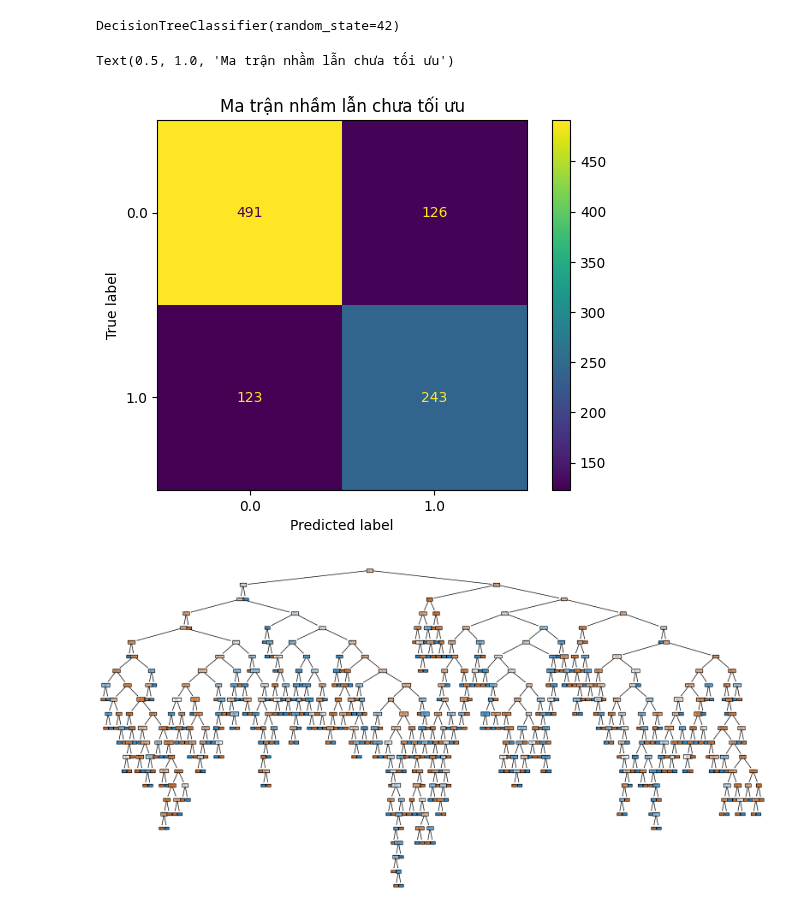
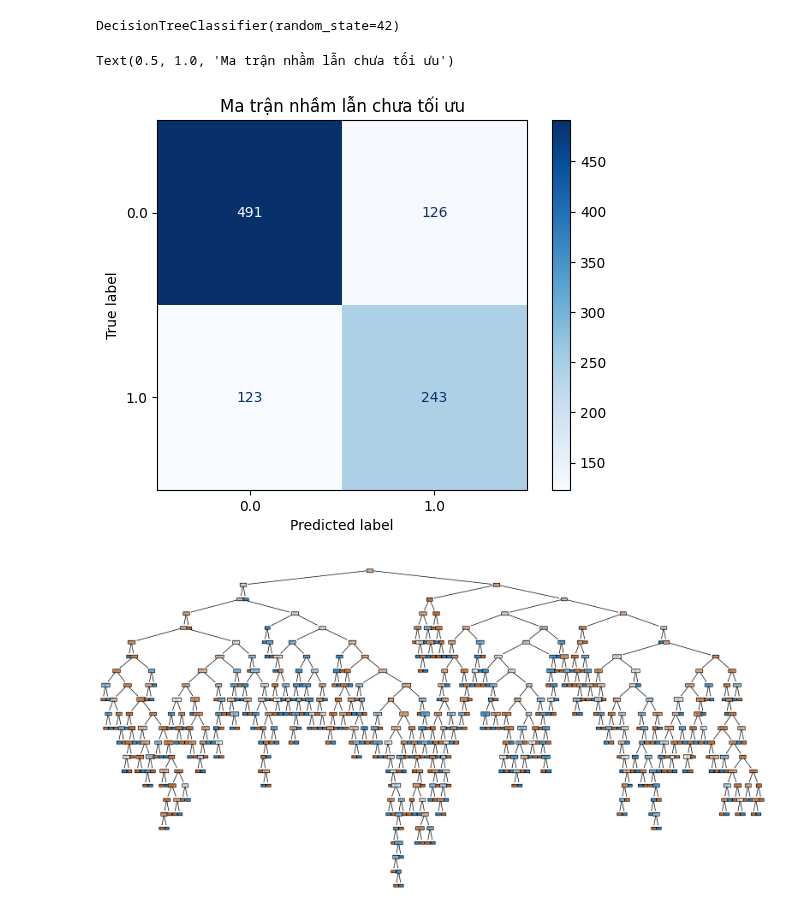
Before and after one commit to A47126/BT-Machine-Learning-Group-7, a Jupyter notebook: water_pota_no_plot.ipynb, the cells around one changed output. Saved outputs shown, nothing was run; the diff lists cells and outputs as text; code cells hidden in the pictures.

```diff
--- a/water_pota_no_plot.ipynb
+++ b/water_pota_no_plot.ipynb
@@ -226,11 +226,11 @@ DecisionTreeClassifier(random_state=42)
 # %%
 y_pred = decision_tree.predict(X_test)
 # %%
-ConfusionMatrixDisplay.from_estimator(decision_tree, X_test, y_test)
+ConfusionMatrixDisplay.from_estimator(decision_tree, X_test, y_test, cmap='Blues')
 plt.title("Ma trận nhầm lẫn chưa tối ưu")
 # %% [output]
 Text(0.5, 1.0, 'Ma trận nhầm lẫn chưa tối ưu')
-[figure, old version]
+[figure, new version]
 # %%
 plt.figure(figsize=(20,10))
 plot_tree(decision_tree, filled=True, feature_names=df.columns[:-1], class_names=['0', '1'])
```
Also changed, not shown: parts of 2 cells of this notebook.
